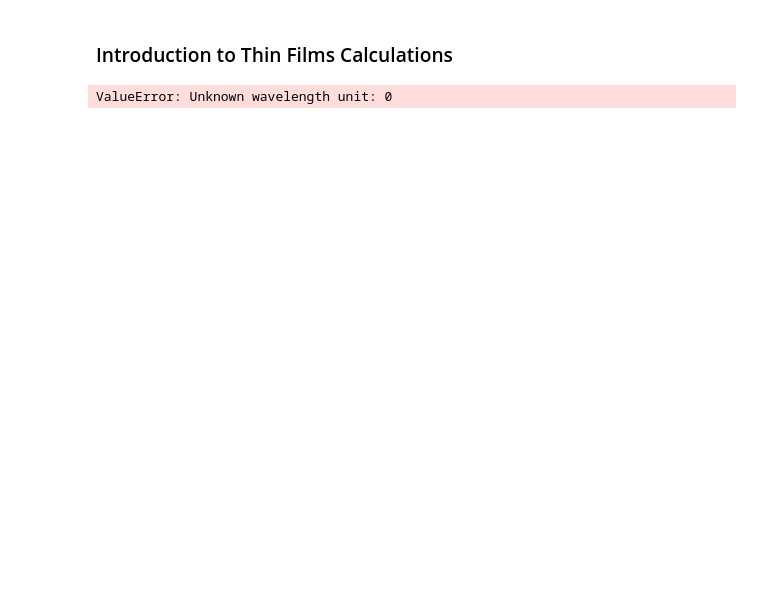
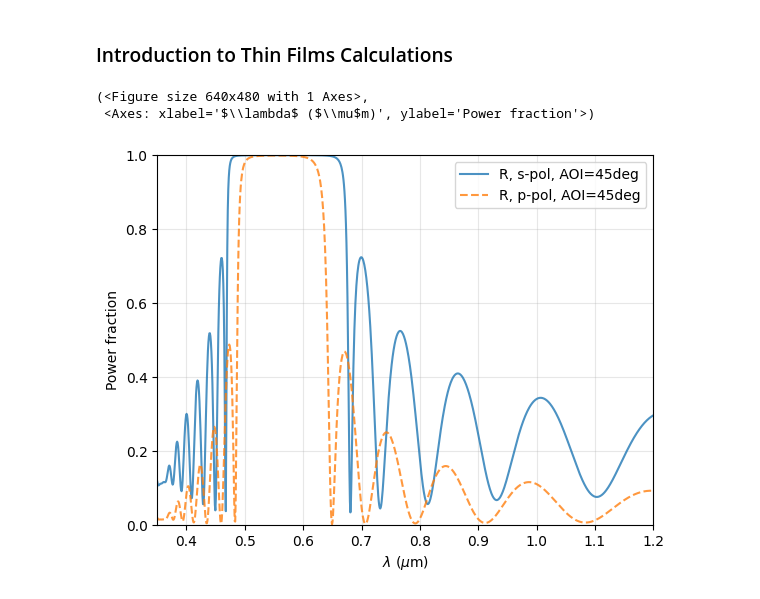
Before and after one commit to lordpositron/optiland, a Jupyter notebook: docs/gallery/thin_film/stack.ipynb, the cells around one changed output. Cells and saved outputs as stored; diff of their text form; code cells hidden in the pictures; blank space fills up the shorter version.

```diff
--- a/docs/gallery/thin_film/stack.ipynb
+++ b/docs/gallery/thin_film/stack.ipynb
@@ -17,10 +17,13 @@ for _ in range(10):
 
 # stack.plot_structure()
 # %%
-wl = be.linspace(0.4, 1, 1000)
+wl = be.linspace(0.35, 1.2, 1000)
 angles = be.linspace(0, 80, 200)
 analyzer = SpectralAnalyzer(stack=stack)
 
-analyzer.wavelength_view(wl, aoi=0, to_plot="R", polarization="s")
+# Exemple avec plusieurs polarisations en même temps
+analyzer.wavelength_view(wl, wavelength_unit='um', aoi=45, to_plot=["R"], polarization=["s", "p"])
 # %% [output]
-ValueError: Unknown wavelength unit: 0
+(<Figure size 640x480 with 1 Axes>,
+ <Axes: xlabel='$\\lambda$ ($\\mu$m)', ylabel='Power fraction'>)
+[figure, added]
```
Also changed, not shown: parts of 1 cell of this notebook, 2 other files.
